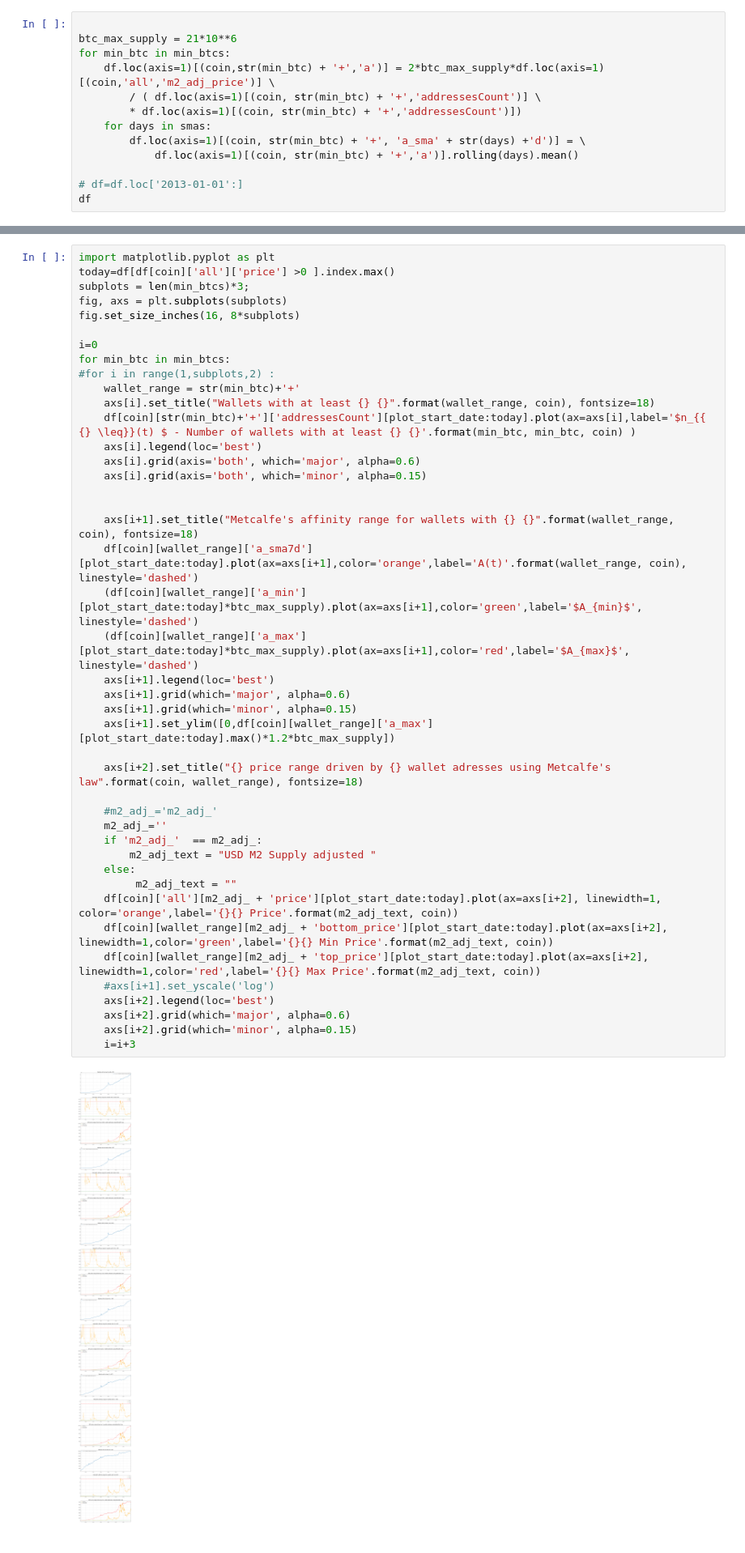
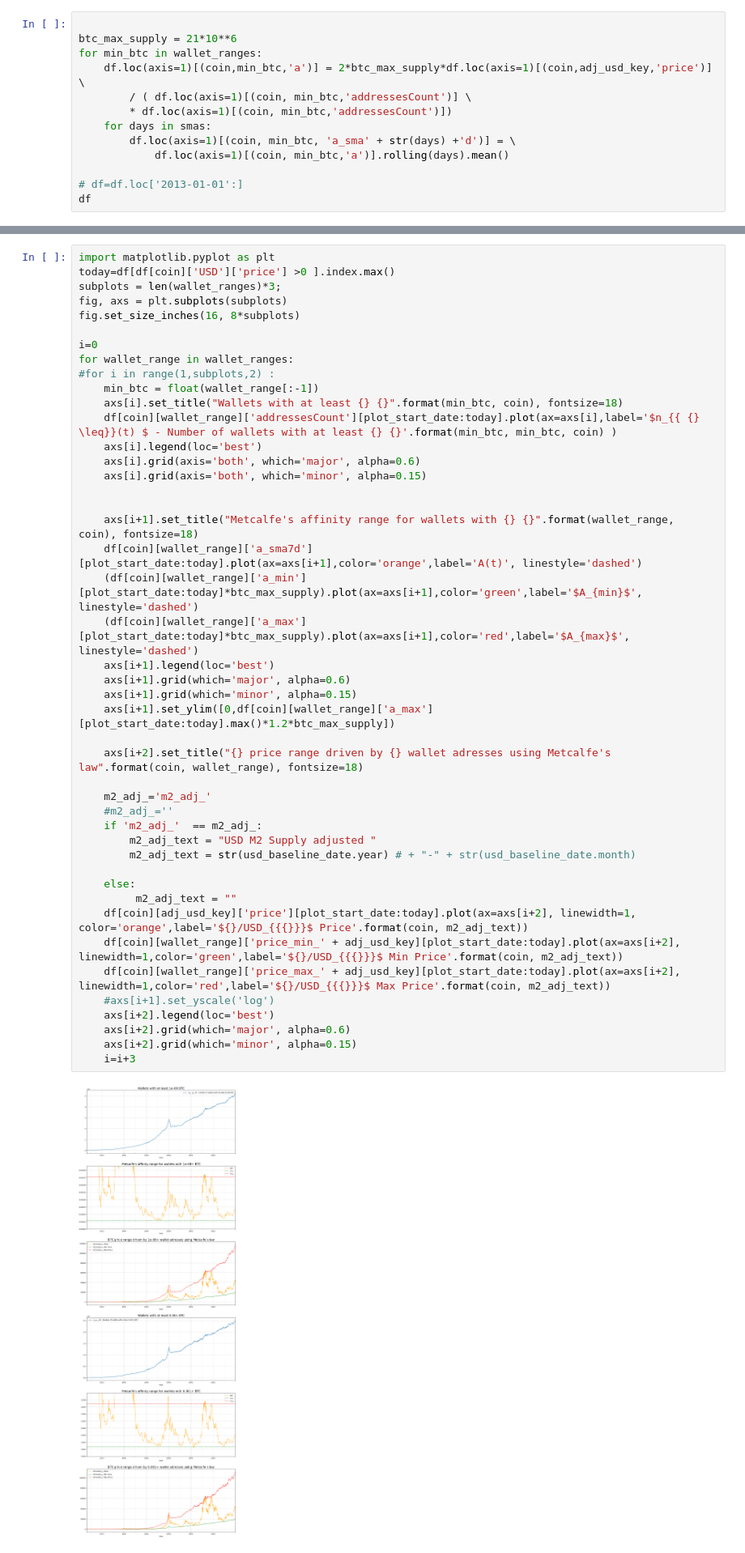
Before and after one commit to bekisz/chain-intelligence, a Jupyter notebook: metcalfe.ipynb, the cells around one changed output, grey strips where cells are left out. Shown at 81% size. Saved outputs shown, nothing was run; the diff lists cells and outputs as text.

```diff
--- a/metcalfe.ipynb
+++ b/metcalfe.ipynb
@@ -332,13 +321,13 @@ $$ A_m'(t) = \frac{2 S P'(t)}{n_{m\leq}^2(t)} $$
 # %%
 
 btc_max_supply = 21*10**6
-for min_btc in min_btcs:
-    df.loc(axis=1)[(coin,str(min_btc) + '+','a')] = 2*btc_max_supply*df.loc(axis=1)[(coin,'all','m2_adj_price')] \
-        / ( df.loc(axis=1)[(coin, str(min_btc) + '+','addressesCount')] \
-        * df.loc(axis=1)[(coin, str(min_btc) + '+','addressesCount')])
+for min_btc in wallet_ranges:
+    df.loc(axis=1)[(coin,min_btc,'a')] = 2*btc_max_supply*df.loc(axis=1)[(coin,adj_usd_key,'price')] \
+        / ( df.loc(axis=1)[(coin, min_btc,'addressesCount')] \
+        * df.loc(axis=1)[(coin, min_btc,'addressesCount')])
     for days in smas:
-        df.loc(axis=1)[(coin, str(min_btc) + '+', 'a_sma' + str(days) +'d')] = \
-            df.loc(axis=1)[(coin, str(min_btc) + '+','a')].rolling(days).mean()
+        df.loc(axis=1)[(coin, min_btc, 'a_sma' + str(days) +'d')] = \
+            df.loc(axis=1)[(coin, min_btc,'a')].rolling(days).mean()
 
 # df=df.loc['2013-01-01':]
 df
@@ -384,47 +392,49 @@ for min_btc in min_btcs:
 ## Plot
 # %%
 import matplotlib.pyplot as plt
-today=df[df[coin]['all']['price'] >0 ].index.max()
-subplots = len(min_btcs)*3;
+today=df[df[coin]['USD']['price'] >0 ].index.max()
+subplots = len(wallet_ranges)*3;
 fig, axs = plt.subplots(subplots)
 fig.set_size_inches(16, 8*subplots)
 
 i=0
-for min_btc in min_btcs:
+for wallet_range in wallet_ranges:
 #for i in range(1,subplots,2) :
-    wallet_range = str(min_btc)+'+'
-    axs[i].set_title("Wallets with at least {} {}".format(wallet_range, coin), fontsize=18)
-    df[coin][str(min_btc)+'+']['addressesCount'][plot_start_date:today].plot(ax=axs[i],label='$n_{{ {} \leq}}(t) $ - Number of wallets with at least {} {}'.format(min_btc, min_btc, coin) )
+    min_btc = float(wallet_range[:-1])
+    axs[i].set_title("Wallets with at least {} {}".format(min_btc, coin), fontsize=18)
+    df[coin][wallet_range]['addressesCount'][plot_start_date:today].plot(ax=axs[i],label='$n_{{ {} \leq}}(t) $ - Number of wallets with at least {} {}'.format(min_btc, min_btc, coin) )
     axs[i].legend(loc='best')
     axs[i].grid(axis='both', which='major', alpha=0.6)
     axs[i].grid(axis='both', which='minor', alpha=0.15)
 
 
     axs[i+1].set_title("Metcalfe's affinity range for wallets with {} {}".format(wallet_range, coin), fontsize=18)
-    df[coin][wallet_range]['a_sma7d'][plot_start_date:today].plot(ax=axs[i+1],color='orange',label='A(t)'.format(wallet_range, coin), linestyle='dashed')
+    df[coin][wallet_range]['a_sma7d'][plot_start_date:today].plot(ax=axs[i+1],color='orange',label='A(t)', linestyle='dashed')
     (df[coin][wallet_range]['a_min'][plot_start_date:today]*btc_max_supply).plot(ax=axs[i+1],color='green',label='$A_{min}$', linestyle='dashed')
     (df[coin][wallet_range]['a_max'][plot_start_date:today]*btc_max_supply).plot(ax=axs[i+1],color='red',label='$A_{max}$', linestyle='dashed')
     axs[i+1].legend(loc='best')
     axs[i+1].grid(which='major', alpha=0.6)
     axs[i+1].grid(which='minor', alpha=0.15)
     axs[i+1].set_ylim([0,df[coin][wallet_range]['a_max'][plot_start_date:today].max()*1.2*btc_max_supply])
 
     axs[i+2].set_title("{} price range driven by {} wallet adresses using Metcalfe's law".format(coin, wallet_range), fontsize=18)
 
-    #m2_adj_='m2_adj_'
-    m2_adj_=''
+    m2_adj_='m2_adj_'
+    #m2_adj_=''
     if 'm2_adj_'  == m2_adj_:
         m2_adj_text = "USD M2 Supply adjusted "
+        m2_adj_text = str(usd_baseline_date.year) # + "-" + str(usd_baseline_date.month)
+
     else:
          m2_adj_text = ""
-    df[coin]['all'][m2_adj_ + 'price'][plot_start_date:today].plot(ax=axs[i+2], linewidth=1, color='orange',label='{}{} Price'.format(m2_adj_text, coin))
-    df[coin][wallet_range][m2_adj_ + 'bottom_price'][plot_start_date:today].plot(ax=axs[i+2], linewidth=1,color='green',label='{}{} Min Price'.format(m2_adj_text, coin))
-    df[coin][wallet_range][m2_adj_ + 'top_price'][plot_start_date:today].plot(ax=axs[i+2], linewidth=1,color='red',label='{}{} Max Price'.format(m2_adj_text, coin))
+    df[coin][adj_usd_key]['price'][plot_start_date:today].plot(ax=axs[i+2], linewidth=1, color='orange',label='${}/USD_{{{}}}$ Price'.format(coin, m2_adj_text))
+    df[coin][wallet_range]['price_min_' + adj_usd_key][plot_start_date:today].plot(ax=axs[i+2], linewidth=1,color='green',label='${}/USD_{{{}}}$ Min Price'.format(coin, m2_adj_text))
+    df[coin][wallet_range]['price_max_' + adj_usd_key][plot_start_date:today].plot(ax=axs[i+2], linewidth=1,color='red',label='${}/USD_{{{}}}$ Max Price'.format(coin, m2_adj_text))
     #axs[i+1].set_yscale('log')
     axs[i+2].legend(loc='best')
     axs[i+2].grid(which='major', alpha=0.6)
     axs[i+2].grid(which='minor', alpha=0.15)
     i=i+3
 # %% [output]
-[figure, old version]
+[figure, new version]
 # %% [markdown]
```
Also changed, not shown: parts of 16 cells of this notebook.
